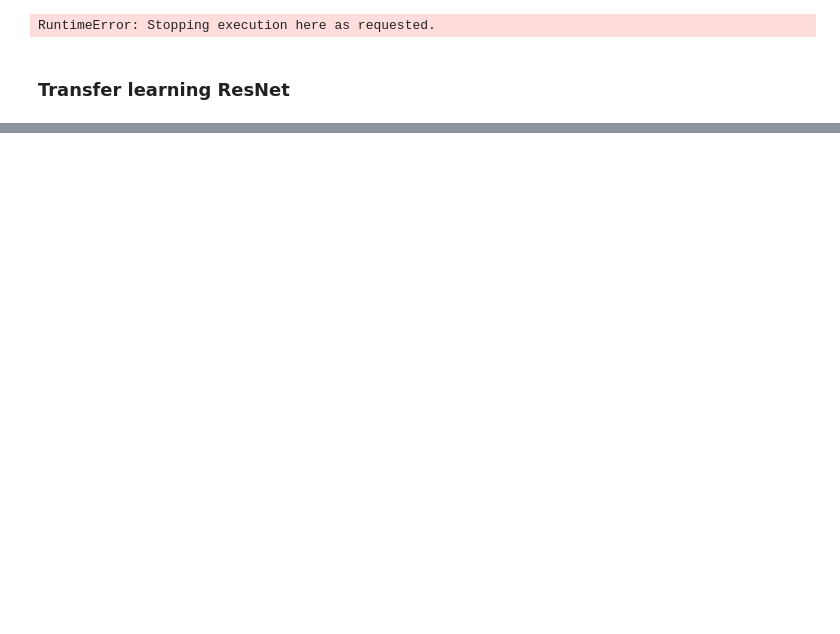
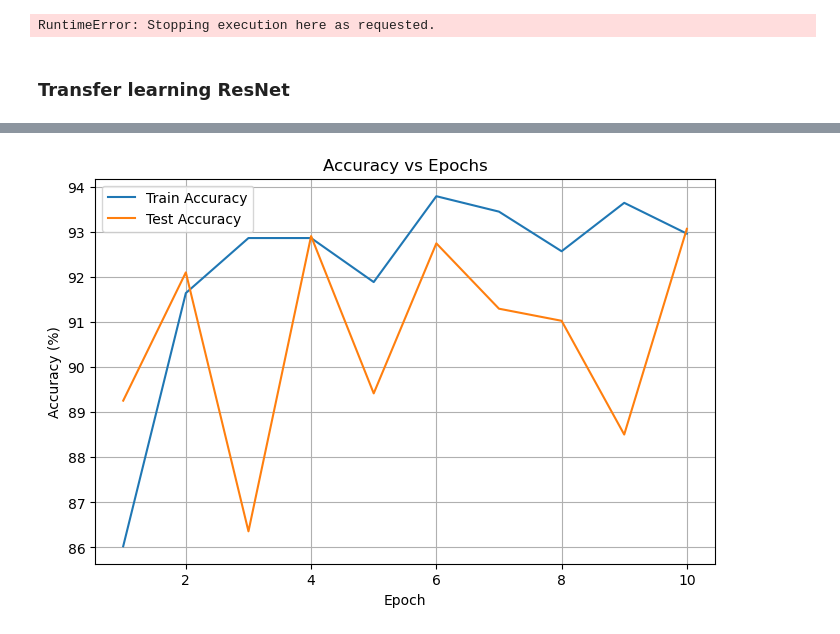
Before and after one commit to LuigiPampanin01/Assignments_DL_for_CV, a Jupyter notebook: IDLCV_Project_1_hotdog.ipynb, the cells around one changed output, grey strips where cells are left out. Saved outputs shown, nothing was run; the diff lists cells and outputs as text; code cells hidden in the pictures; blank space fills up the shorter version.

```diff
--- a/IDLCV_Project_1_hotdog.ipynb
+++ b/IDLCV_Project_1_hotdog.ipynb
@@ -490,6 +490,8 @@ RuntimeError: Stopping execution here as requested.
 # %% [markdown]
 ### Transfer learning ResNet ###
 # %%
+test_accuracy_epochs = []
+train_accuracy_epochs = []
 # ------------------------------
 # Transforms (ResNet expects 224x224 + normalization)
 # ------------------------------
@@ -532,7 +534,7 @@ model.to(device)
 # ------------------------------
 # Training Loop
 # ------------------------------
-num_epochs = 5
+num_epochs = 10
 
 for epoch in range(num_epochs):
     # ------------------ TRAIN ------------------
@@ -553,6 +555,7 @@ for epoch in range(num_epochs):
         total += target.size(0)
 
     train_acc = 100 * train_correct / total
+    train_accuracy_epochs.append(train_acc)
 
     # ------------------ TEST ------------------
     model.eval()
@@ -567,6 +570,9 @@ for epoch in range(num_epochs):
 
     test_acc = 100 * test_correct / test_total
 
+    test_accuracy_epochs.append(test_acc)
+
+
     print(f"Epoch [{epoch+1}/{num_epochs}] "
           f"Train Acc: {train_acc:.2f}% | Test Acc: {test_acc:.2f}%")
 
@@ -585,0 +597,12 @@ Model saved to resnet18_hotdog.pth ✅
+# %%
+plt.figure(figsize=(8, 5))
+plt.plot(range(1, num_epochs + 1), train_accuracy_epochs, label='Train Accuracy')
+plt.plot(range(1, num_epochs + 1), test_accuracy_epochs, label='Test Accuracy')
+plt.xlabel('Epoch')
+plt.ylabel('Accuracy (%)')
+plt.title('Accuracy vs Epochs')
+plt.legend()
+plt.grid(True)
+plt.show()
+# %% [output]
+[figure, added]
```
Also changed, not shown: parts of 9 cells of this notebook, 3 other files.
